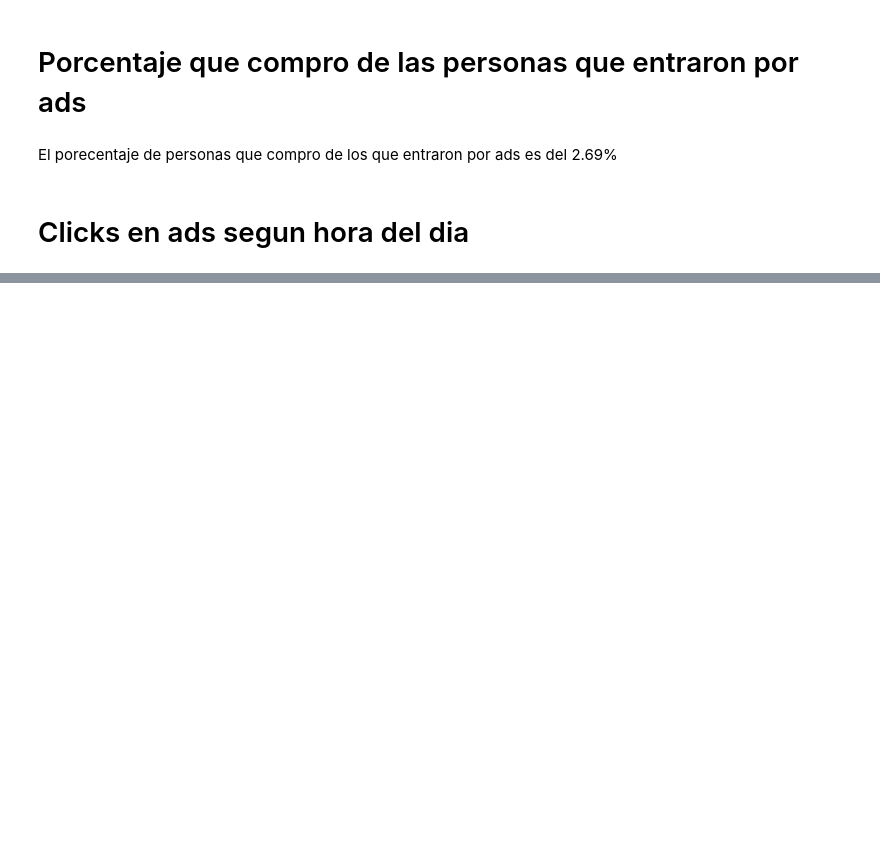
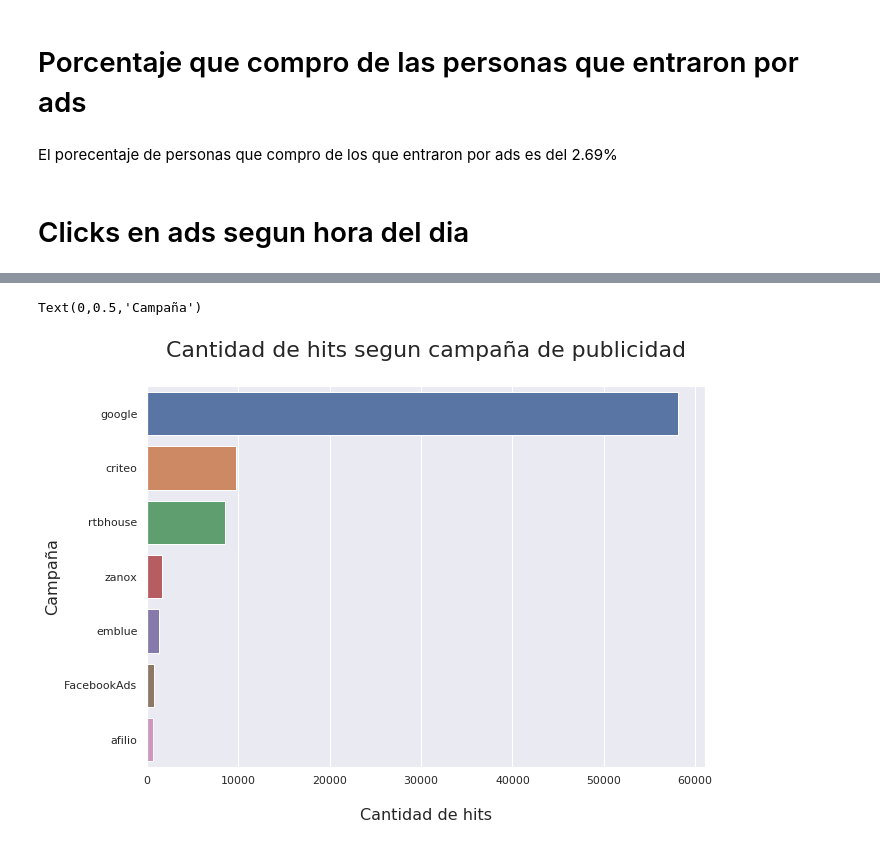
Before and after one commit to javier2409/TP1Datos2C2018, a Jupyter notebook: ad campaign hit.ipynb, the cells around one changed output, grey strips where cells are left out. Saved outputs shown, nothing was run; the diff lists cells and outputs as text; code cells hidden in the pictures; blank space fills up the shorter version.

```diff
--- a/ad campaign hit.ipynb
+++ b/ad campaign hit.ipynb
@@ -93,0 +110,3 @@ AxesSubplot(0.125,0.125;0.775x0.755)
+# %%
+top_campaign = df_ads.campaign_source.value_counts().head(7).to_frame()
+top_campaign
@@ -93,0 +122,8 @@ AxesSubplot(0.125,0.125;0.775x0.755)
+# %%
+sns.barplot(data=top_campaign,x='campaign_source',y=top_campaign.index)
+plt.title('Cantidad de hits segun campaña de publicidad\n',size=22)
+plt.xlabel('\nCantidad de hits',size=16)
+plt.ylabel('Campaña',size=16)
+# %% [output]
+Text(0,0.5,'Campaña')
+[figure, added]
```
Also changed, not shown: parts of 7 cells of this notebook, 2 other files.
